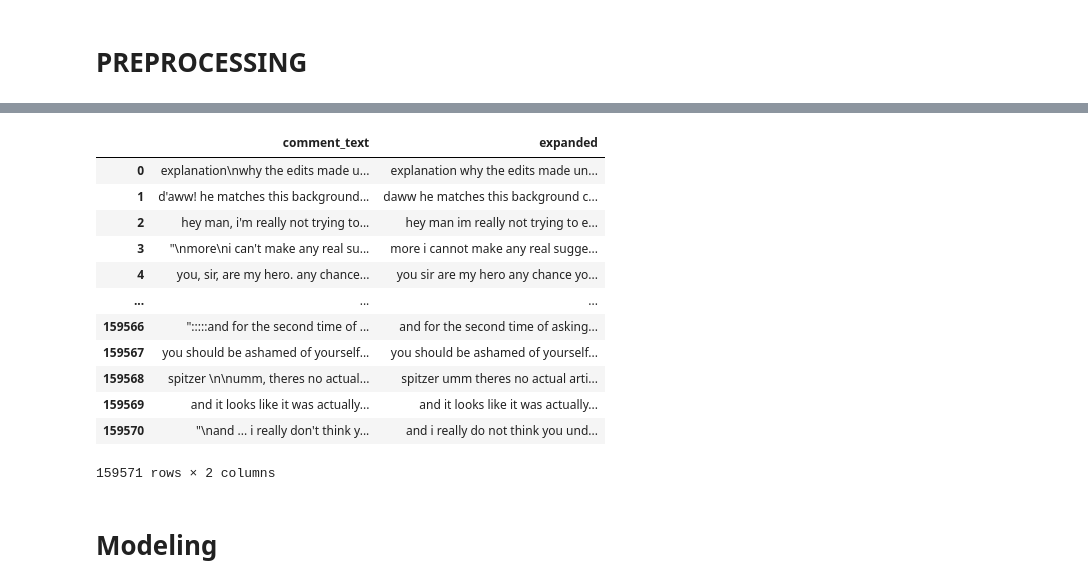
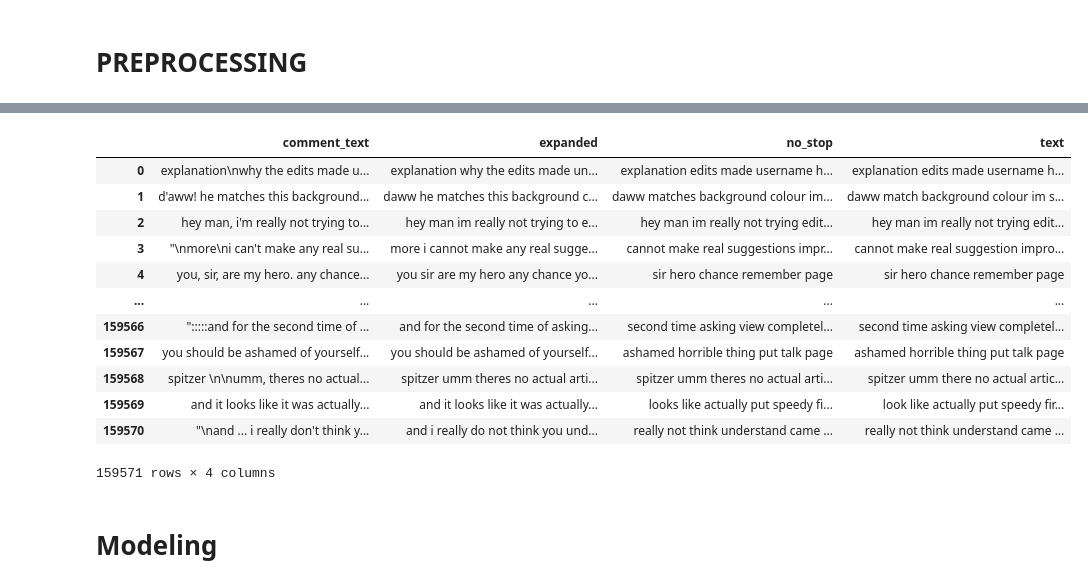
Before and after one commit to guywuolletjr/reddit_content_mod, a Jupyter notebook: Keras RNN.ipynb, the cells around one changed output, grey strips where cells are left out. Drawn from its saved outputs; the diff is of its cells as text; code cells hidden in the pictures.

Commit message:
preproc file

```diff
--- a/Keras RNN.ipynb
+++ b/Keras RNN.ipynb
@@ -53,21 +34,0 @@ train.head()
-# %%
-def load_data():
-
-    data = os.path.join("data", "train.csv")
-
-    df = pd.read_csv(data)
-    X_train = df[['comment_text']]
-    y_train = df[['toxic', 'severe_toxic', 'obscene', 'threat', 'insult', 'identity_hate']]
-
-    X_test = pd.read_csv(os.path.join("data", "test.csv"))
-    y_test = pd.read_csv(os.path.join("data", "test_labels.csv"))
-    test = X_test.merge(y_test, on='id')
-    test = test[ (test['toxic']!=-1) | (test['severe_toxic']!=-1) |
-                (test['obscene']!=-1) | (test['threat']!=-1) | (test['insult']!=-1)
-                | (test['identity_hate']!=-1) ]
-    test = test.reset_index(drop=True)
-
-    X_test = test[['comment_text']]
-    y_test = test[['toxic', 'severe_toxic', 'obscene', 'threat', 'insult', 'identity_hate']]
-
-    return X_train, y_train, X_test, y_test
@@ -252,19 +37,21 @@ X_train = X_train.drop(['new_lines'], axis=1)
-# %%
-X_train
-# %% [output]
-|  | comment_text | expanded |
-| 0 | explanation\nwhy the edits made u... | explanation why the edits made un... |
-| 1 | d'aww! he matches this background... | daww he matches this background c... |
-| 2 | hey man, i'm really not trying to... | hey man im really not trying to e... |
-| 3 | "\nmore\ni can't make any real su... | more i cannot make any real sugge... |
-| 4 | you, sir, are my hero. any chance... | you sir are my hero any chance yo... |
-| ... | ... | ... |
-| 159566 | ":::::and for the second time of ... | and for the second time of asking... |
-| 159567 | you should be ashamed of yourself... | you should be ashamed of yourself... |
-| 159568 | spitzer \n\numm, theres no actual... | spitzer umm theres no actual arti... |
-| 159569 | and it looks like it was actually... | and it looks like it was actually... |
-| 159570 | "\nand ... i really don't think y... | and i really do not think you und... |
-159571 rows × 2 columns
+# %%
+X_train, y_train, X_test, y_test = load_data()
+X_train, X_test = preprocess(X_train, X_test)
+X_train
+# %% [output]
+|  | comment_text | expanded | no_stop | text |
+| 0 | explanation\nwhy the edits made u... | explanation why the edits made un... | explanation edits made username h... | explanation edits made username h... |
+| 1 | d'aww! he matches this background... | daww he matches this background c... | daww matches background colour im... | daww match background colour im s... |
+| 2 | hey man, i'm really not trying to... | hey man im really not trying to e... | hey man im really not trying edit... | hey man im really not trying edit... |
+| 3 | "\nmore\ni can't make any real su... | more i cannot make any real sugge... | cannot make real suggestions impr... | cannot make real suggestion impro... |
+| 4 | you, sir, are my hero. any chance... | you sir are my hero any chance yo... | sir hero chance remember page | sir hero chance remember page |
+| ... | ... | ... | ... | ... |
+| 159566 | ":::::and for the second time of ... | and for the second time of asking... | second time asking view completel... | second time asking view completel... |
+| 159567 | you should be ashamed of yourself... | you should be ashamed of yourself... | ashamed horrible thing put talk page | ashamed horrible thing put talk page |
+| 159568 | spitzer \n\numm, theres no actual... | spitzer umm theres no actual arti... | spitzer umm theres no actual arti... | spitzer umm there no actual artic... |
+| 159569 | and it looks like it was actually... | and it looks like it was actually... | looks like actually put speedy fi... | look like actually put speedy fir... |
+| 159570 | "\nand ... i really don't think y... | and i really do not think you und... | really not think understand came ... | really not think understand came ... |
+159571 rows × 4 columns
 # %% [markdown]
 # Modeling
 # %%
```
Also changed, not shown: parts of 8 cells of this notebook, 2 other files.
